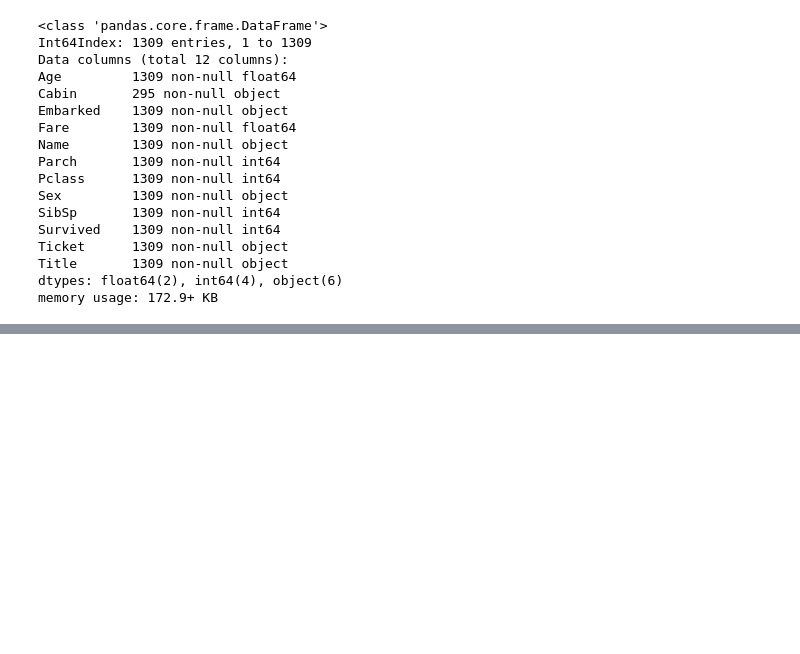
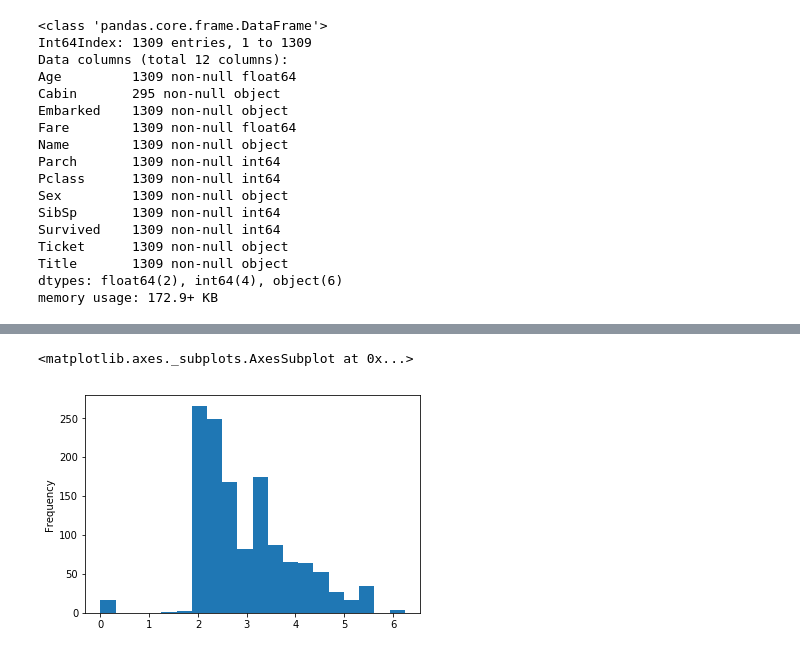
Before and after one commit to knair99/TitanicKaggleChallenge, a Jupyter notebook: titanic/notebooks/exploratory analysis of data.ipynb, the cells around one changed output, grey strips where cells are left out. Cells and saved outputs as stored; diff of their text form; code cells hidden in the pictures; blank space fills up the shorter version.

```diff
--- a/titanic/notebooks/exploratory analysis of data.ipynb
+++ b/titanic/notebooks/exploratory analysis of data.ipynb
@@ -484,0 +503,8 @@ memory usage: 172.9+ KB
+# %%
+#Method 1: Log transform those values
+##Using np.log to eliminate some of the skewness - we can take the log of the values instead of actual values
+Logfare = np.log(df.Fare + 1) #+1 because log(0) is not defined
+Logfare.plot(kind='hist', bins=20)
+# %% [output]
+<matplotlib.axes._subplots.AxesSubplot at 0x...>
+[figure, added]
```
Also changed, not shown: parts of 5 cells of this notebook.
